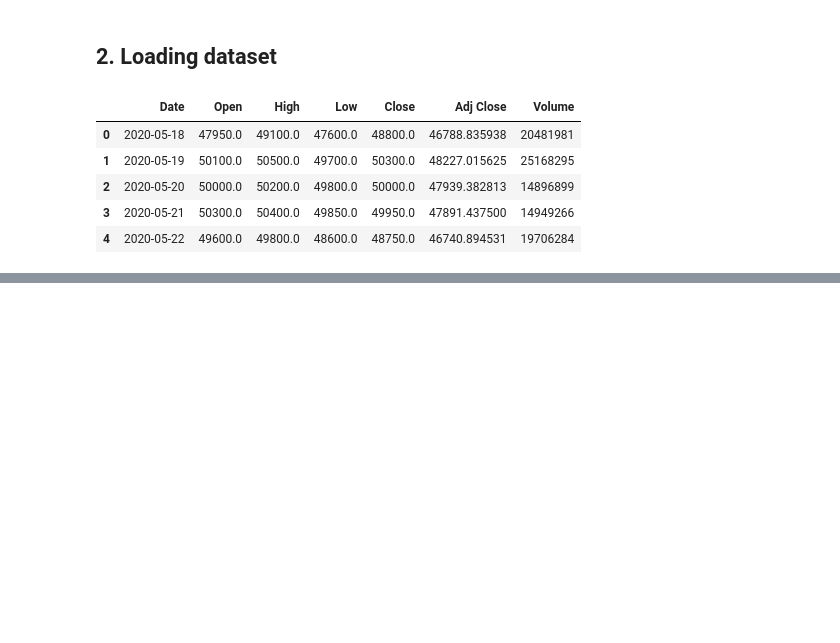
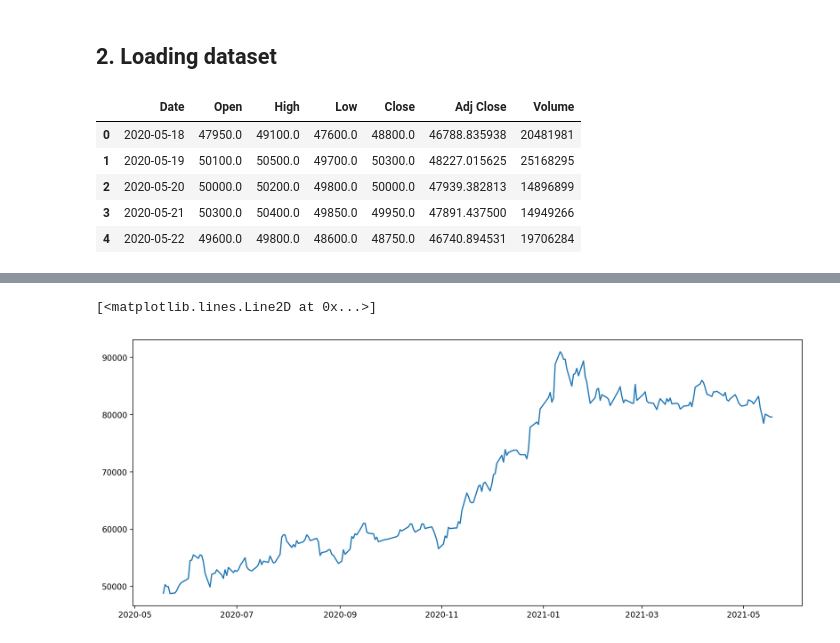
Before and after one commit to gyjong/workplace, a Jupyter notebook: quest_0229/0229_samsung.ipynb, the cells around one changed output, grey strips where cells are left out. Cells and saved outputs as stored; diff of their text form; code cells hidden in the pictures; blank space fills up the shorter version.

```diff
--- a/quest_0229/0229_samsung.ipynb
+++ b/quest_0229/0229_samsung.ipynb
@@ -33,4 +36,6 @@ ts.head()
 | 3 | 2020-05-21 | 50300.0 | 50400.0 | 49850.0 | 49950.0 | 47891.437500 | 14949266 |
 | 4 | 2020-05-22 | 49600.0 | 49800.0 | 48600.0 | 48750.0 | 46740.894531 | 19706284 |
 # %%
-pd.read_csv('005930.KS.csv', index_col = 'Date', parse_dates = True)
+cols = ['Date', 'Close']
+ts = pd.read_csv('005930.KS.csv', usecols = cols, index_col = 'Date', parse_dates = True)
+ts.head()
@@ -36,0 +50,4 @@ pd.read_csv('005930.KS.csv', index_col = 'Date', parse_dates = True)
+# %%
+ts1 = ts['Close']
+print(type(ts1))
+ts1.head()
@@ -36,0 +63,7 @@ pd.read_csv('005930.KS.csv', index_col = 'Date', parse_dates = True)
+# %%
+from matplotlib.pylab import rcParams
+rcParams['figure.figsize'] = 15, 6
+plt.plot(ts1)
+# %% [output]
+[<matplotlib.lines.Line2D at 0x...>]
+[figure, added]
```
Also changed, not shown: parts of 43 cells of this notebook.
